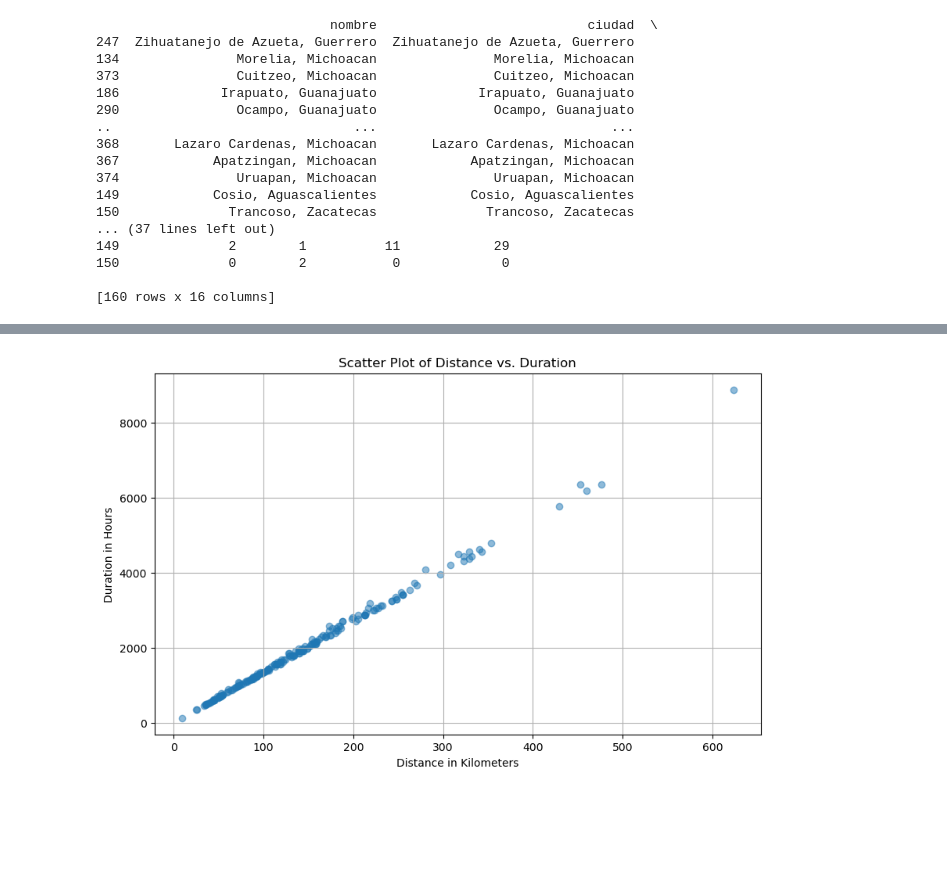
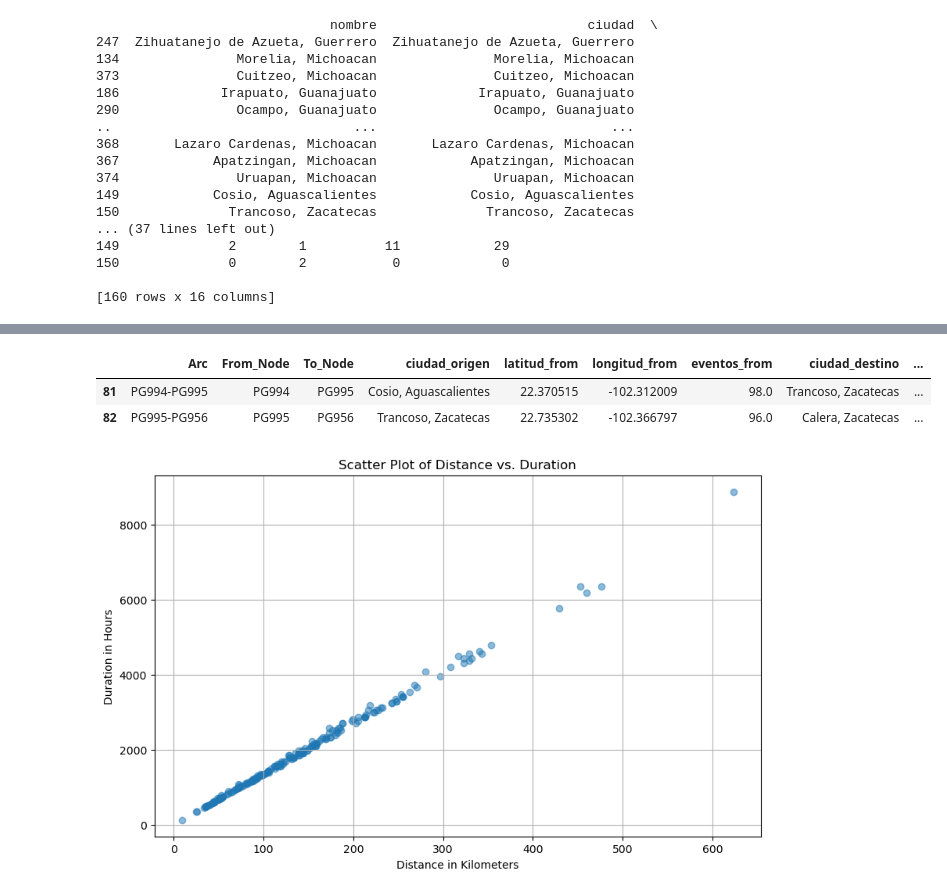
Before and after one commit to puriarter21/Mapa_Migracion_Irregular_Mexico, a Jupyter notebook: 1. Mapas/1. Mapas/Metodo_1/procesamiento de rutas/arcos/Untitled.ipynb, the cells around one changed output, grey strips where cells are left out. Cells and saved outputs as stored; diff of their text form; code cells hidden in the pictures; blank space fills up the shorter version.

Commit message:
rutas arcos faltantes2

```diff
--- a/1. Mapas/1. Mapas/Metodo_1/procesamiento de rutas/arcos/Untitled.ipynb
+++ b/1. Mapas/1. Mapas/Metodo_1/procesamiento de rutas/arcos/Untitled.ipynb
@@ -1097,3 +1439,21 @@ df
+# %%
+import pandas as pd
+
+# Definir los arcos a buscar
+arcs_to_find = ["PG994-PG995", "PG994-PG956", "PG995-PG956"]
+
+# Filtrar las filas que contienen los arcos especificados
+rows_with_arcs = df[df['Arc'].apply(lambda x: any(arc in x for arc in arcs_to_find))]
+
+# Mostrar las filas que contienen los arcos especificados
+print("Filas que contienen los arcos 'PG994-PG995', 'PG994-PG956' y 'PG995-PG956':")
+print(rows_with_arcs)
+# %%
+rows_with_arcs
+# %% [output]
+|  | Arc | From_Node | To_Node | ciudad_origen | latitud_from | longitud_from | eventos_from | ciudad_destino | ... |
+| 81 | PG994-PG995 | PG994 | PG995 | Cosio, Aguascalientes | 22.370515 | -102.312009 | 98.0 | Trancoso, Zacatecas | ... |
+| 82 | PG995-PG956 | PG995 | PG956 | Trancoso, Zacatecas | 22.735302 | -102.366797 | 96.0 | Calera, Zacatecas | ... |
 # %%
 # Lista de columnas para mantener
 columnas_para_mantener = ['Arc', 'ciudad_origen', 'ciudad_destino', 'eventos_arco', 'geometry', 'distance', 'duration', 'distance_km', 'duration_min']
```
Also changed, not shown: parts of 21 cells of this notebook, 3 other files.
